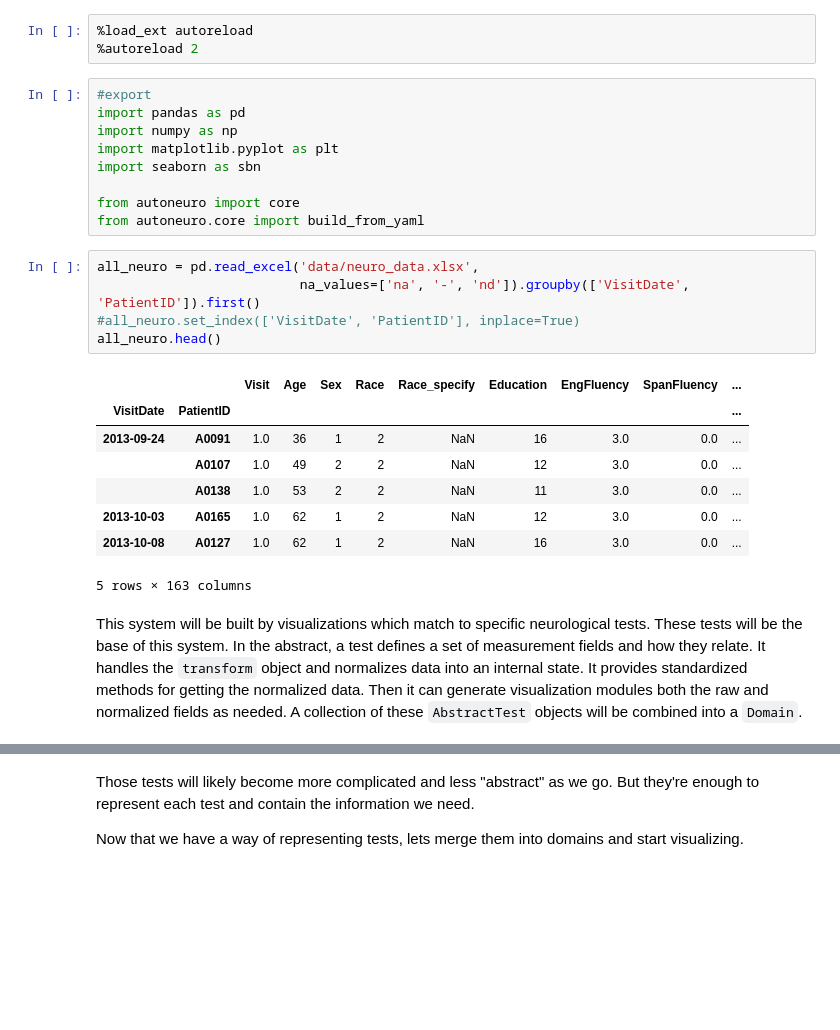
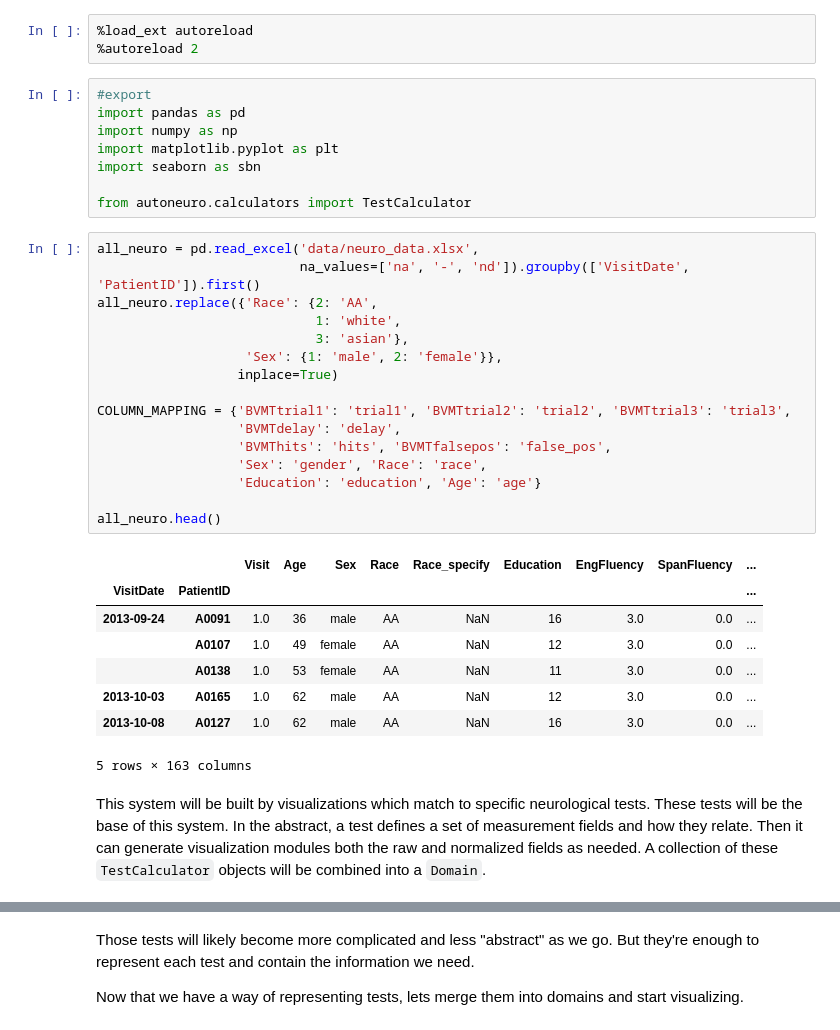
Before and after one commit to JudoWill/autoneuro, a Jupyter notebook: 03_domains.ipynb, the cells around one changed output, grey strips where cells are left out. Drawn from its saved outputs; the diff is of its cells as text; blank space fills up the shorter version.

```diff
--- a/03_domains.ipynb
+++ b/03_domains.ipynb
@@ -22,28 +22,35 @@ import numpy as np
 import matplotlib.pyplot as plt
 import seaborn as sbn
 
-from autoneuro import core
-from autoneuro.core import build_from_yaml
+from autoneuro.calculators import TestCalculator
 # %%
 all_neuro = pd.read_excel('data/neuro_data.xlsx',
                           na_values=['na', '-', 'nd']).groupby(['VisitDate', 'PatientID']).first()
-#all_neuro.set_index(['VisitDate', 'PatientID'], inplace=True)
+all_neuro.replace({'Race': {2: 'AA',
+                            1: 'white',
+                            3: 'asian'},
+                   'Sex': {1: 'male', 2: 'female'}},
+                  inplace=True)
+
+COLUMN_MAPPING = {'BVMTtrial1': 'trial1', 'BVMTtrial2': 'trial2', 'BVMTtrial3': 'trial3',
+                  'BVMTdelay': 'delay',
+                  'BVMThits': 'hits', 'BVMTfalsepos': 'false_pos',
+                  'Sex': 'gender', 'Race': 'race',
+                  'Education': 'education', 'Age': 'age'}
+
 all_neuro.head()
 # %% [output]
 |  |  | Visit | Age | Sex | Race | Race_specify | Education | EngFluency | SpanFluency | ... |
 | VisitDate | PatientID |  |  |  |  |  |  |  |  | ... |
-| 2013-09-24 | A0091 | 1.0 | 36 | 1 | 2 | NaN | 16 | 3.0 | 0.0 | ... |
-|  | A0107 | 1.0 | 49 | 2 | 2 | NaN | 12 | 3.0 | 0.0 | ... |
-|  | A0138 | 1.0 | 53 | 2 | 2 | NaN | 11 | 3.0 | 0.0 | ... |
-| 2013-10-03 | A0165 | 1.0 | 62 | 1 | 2 | NaN | 12 | 3.0 | 0.0 | ... |
-| 2013-10-08 | A0127 | 1.0 | 62 | 1 | 2 | NaN | 16 | 3.0 | 0.0 | ... |
+| 2013-09-24 | A0091 | 1.0 | 36 | male | AA | NaN | 16 | 3.0 | 0.0 | ... |
+|  | A0107 | 1.0 | 49 | female | AA | NaN | 12 | 3.0 | 0.0 | ... |
+|  | A0138 | 1.0 | 53 | female | AA | NaN | 11 | 3.0 | 0.0 | ... |
+| 2013-10-03 | A0165 | 1.0 | 62 | male | AA | NaN | 12 | 3.0 | 0.0 | ... |
+| 2013-10-08 | A0127 | 1.0 | 62 | male | AA | NaN | 16 | 3.0 | 0.0 | ... |
 5 rows × 163 columns
 # %% [markdown]
-
 This system will be built by visualizations which match to specific neurological tests.
 These tests will be the base of this system.
 In the abstract, a test defines a set of measurement fields and how they relate.
-It handles the `transform` object and normalizes data into an internal state.
-It provides standardized methods for getting the normalized data.
 Then it can generate visualization modules both the raw and normalized fields as needed.
-A collection of these `AbstractTest` objects will be combined into a `Domain`.
+A collection of these `TestCalculator` objects will be combined into a `Domain`.
```
Also changed, not shown: parts of 13 cells of this notebook, 3 other files.
